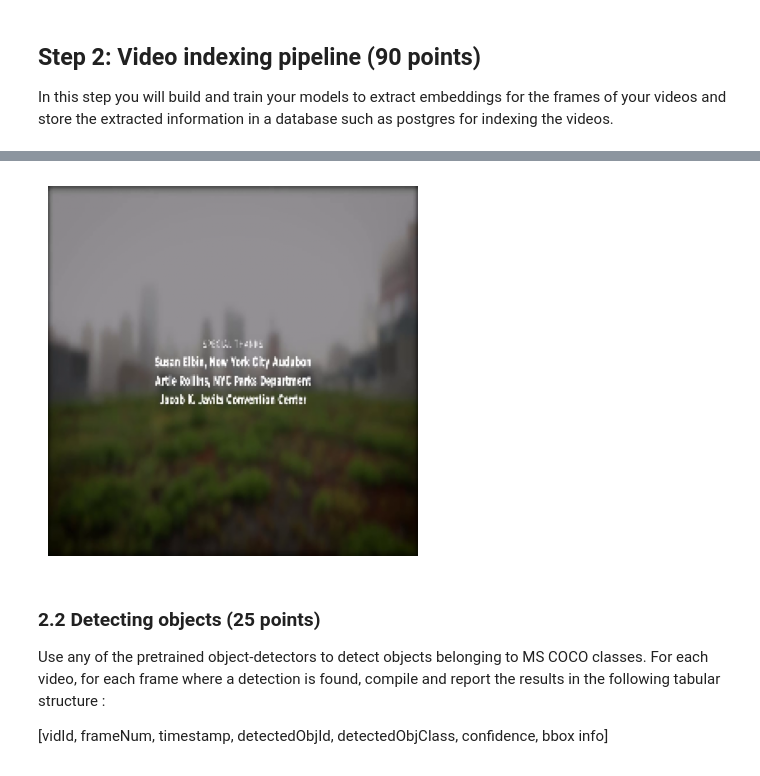
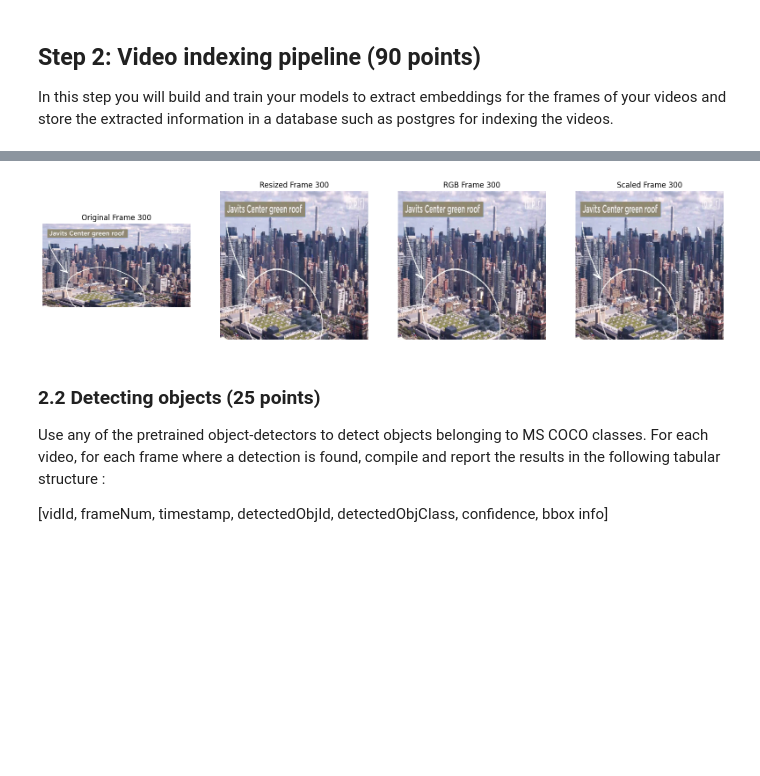
Before and after one commit to jeetpatel31/cs370-assignments, a Jupyter notebook: Video Search Assignment/video-search.ipynb, the cells around one changed output, grey strips where cells are left out. Cells and saved outputs as stored; diff of their text form; code cells hidden in the pictures; blank space fills up the shorter version.

```diff
--- a/Video Search Assignment/video-search.ipynb
+++ b/Video Search Assignment/video-search.ipynb
@@ -106,51 +106,64 @@ import numpy as np
 import matplotlib.pyplot as plt
 from IPython.display import clear_output
 
-def preprocess_and_display_video(video_path, frame_size, sample_interval):
+def preprocess_and_display_video_steps_side_by_side(video_path, frame_size, sample_interval):
     # Open the video file
     cap = cv2.VideoCapture(video_path)
 
     frame_count = int(cap.get(cv2.CAP_PROP_FRAME_COUNT))
     sample_frame_indices = range(0, frame_count, sample_interval)
 
     for i in sample_frame_indices:
         cap.set(cv2.CAP_PROP_POS_FRAMES, i)
         ret, frame = cap.read()
         if not ret:
             break
 
+        # Prepare the figure
+        fig, axs = plt.subplots(1, 4, figsize=(20, 5))  # Adjust figure size as needed
+
+        # Original Frame
+        axs[0].imshow(cv2.cvtColor(frame, cv2.COLOR_BGR2RGB))
+        axs[0].set_title(f"Original Frame {i}")
+        axs[0].axis('off')
+
         # Resize the frame
-        frame = cv2.resize(frame, frame_size)
+        resized_frame = cv2.resize(frame, frame_size)
+        # Resized Frame
+        axs[1].imshow(cv2.cvtColor(resized_frame, cv2.COLOR_BGR2RGB))
+        axs[1].set_title(f"Resized Frame {i}")
+        axs[1].axis('off')
 
         # Convert color from BGR to RGB
-        frame = cv2.cvtColor(frame, cv2.COLOR_BGR2RGB)
+        rgb_frame = cv2.cvtColor(resized_frame, cv2.COLOR_BGR2RGB)
+        # RGB Frame
+        axs[2].imshow(rgb_frame)
+        axs[2].set_title(f"RGB Frame {i}")
+        axs[2].axis('off')
 
         # Scale pixel values to [0, 1]
-        frame = frame / 255.0
+        scaled_frame = rgb_frame / 255.0
+        # Scaled Frame
+        axs[3].imshow(scaled_frame)
+        axs[3].set_title(f"Scaled Frame {i}")
+        axs[3].axis('off')
 
-        # Normalize the frame (if required, this step can be customized or removed)
-        # frame = (frame - mean) / std
-
-        # Display the frame
-        plt.imshow(frame)
-        plt.axis('off')  # Turn off axis numbers and ticks
+        # Show the plot
         plt.show()
-
-        # Clear the output after each frame
         clear_output(wait=True)
 
     # Release the video capture object
     cap.release()
 
 # Define parameters for preprocessing
-video_path = 'test.mp4'  # Make sure this path is correct
+video_path = 'test2.mp4'  # Make sure this path is correct
 frame_size = (224, 224)  # Example size, adjust as needed
-sample_interval = 5  # Example interval, adjust as needed
+sample_interval = 30  # Increase interval to speed up demo
 
 # Run the preprocessing and display function
-preprocess_and_display_video(video_path, frame_size, sample_interval)
+preprocess_and_display_video_steps_side_by_side(video_path, frame_size, sample_interval)
 # %% [output]
-[figure, old version]
+[figure, new version]
 # %% [markdown]
 ### 2.2 Detecting objects (25 points)
 
```
Also changed, not shown: 1 other file.
